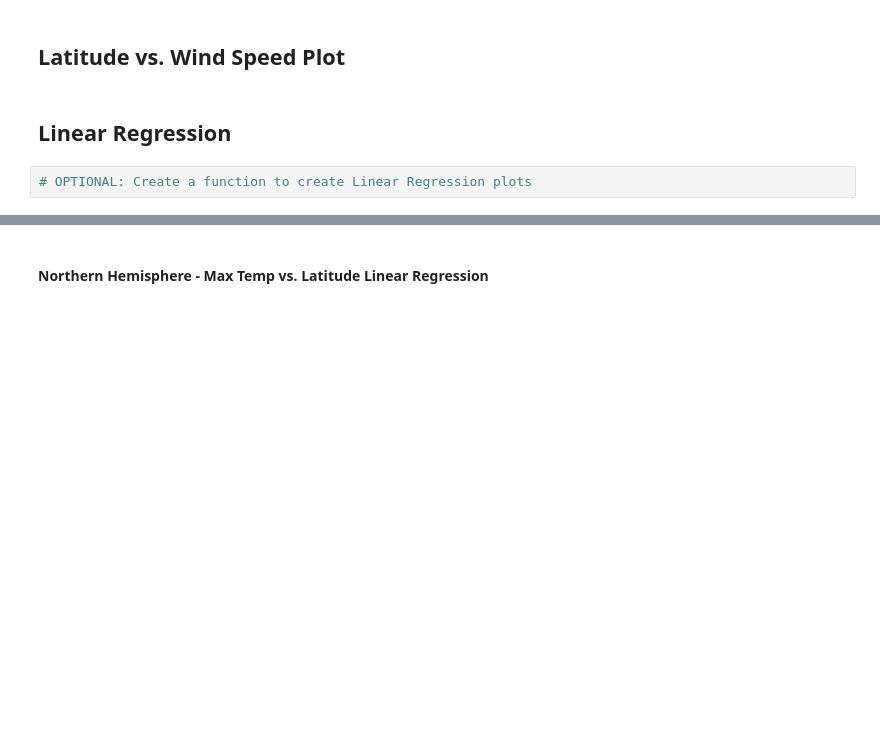
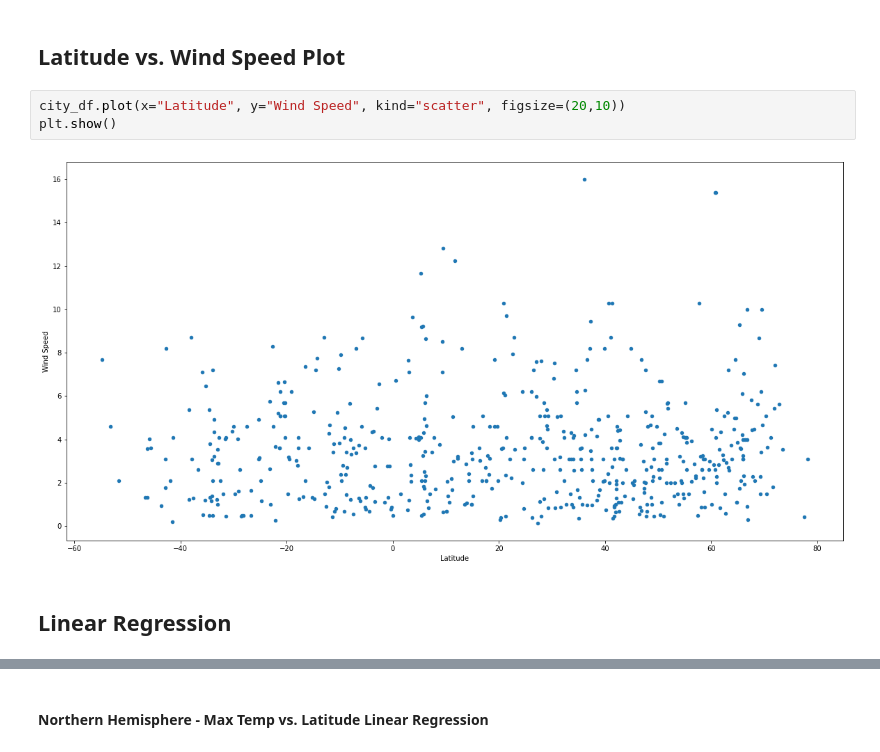
Before and after one commit to ande3674/python-api-challenge, a Jupyter notebook: WeatherPy/WeatherPy.ipynb, the cells around one changed output, grey strips where cells are left out. Drawn from its saved outputs; the diff is of its cells as text; blank space fills up the shorter version.

```diff
--- a/WeatherPy/WeatherPy.ipynb
+++ b/WeatherPy/WeatherPy.ipynb
@@ -227,6 +237,9 @@ plt.show()
 # %% [markdown]
 ## Latitude vs. Wind Speed Plot
+# %%
+city_df.plot(x="Latitude", y="Wind Speed", kind="scatter", figsize=(20,10))
+plt.show()
+# %% [output]
+[figure, added]
 # %% [markdown]
 ## Linear Regression
-# %%
-# OPTIONAL: Create a function to create Linear Regression plots
```
Also changed, not shown: parts of 13 cells of this notebook.
